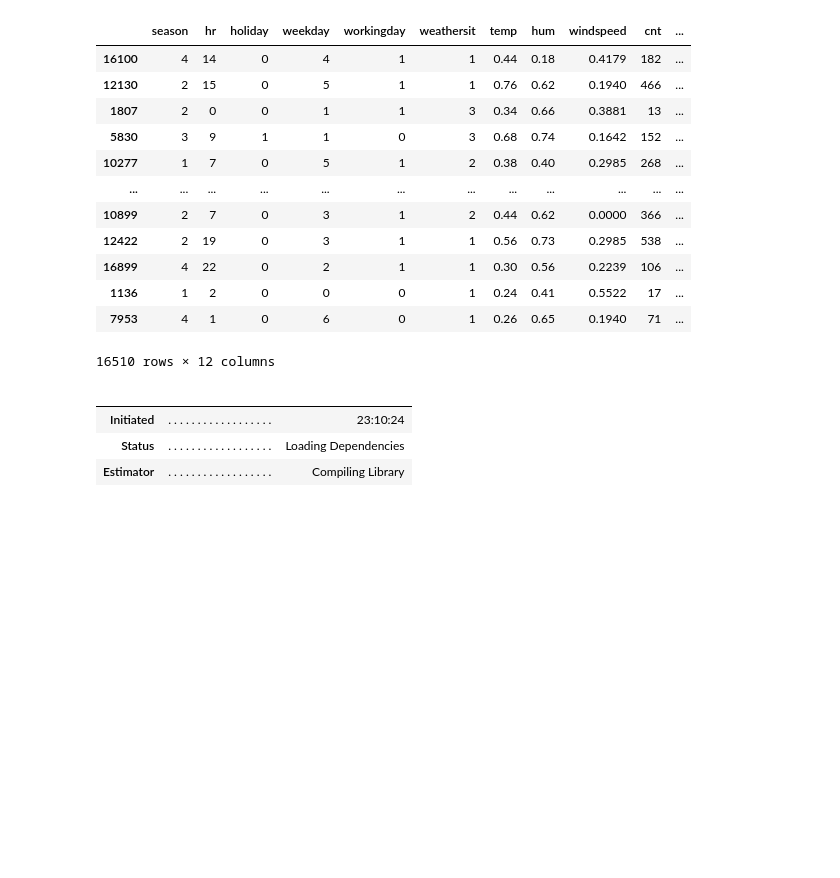
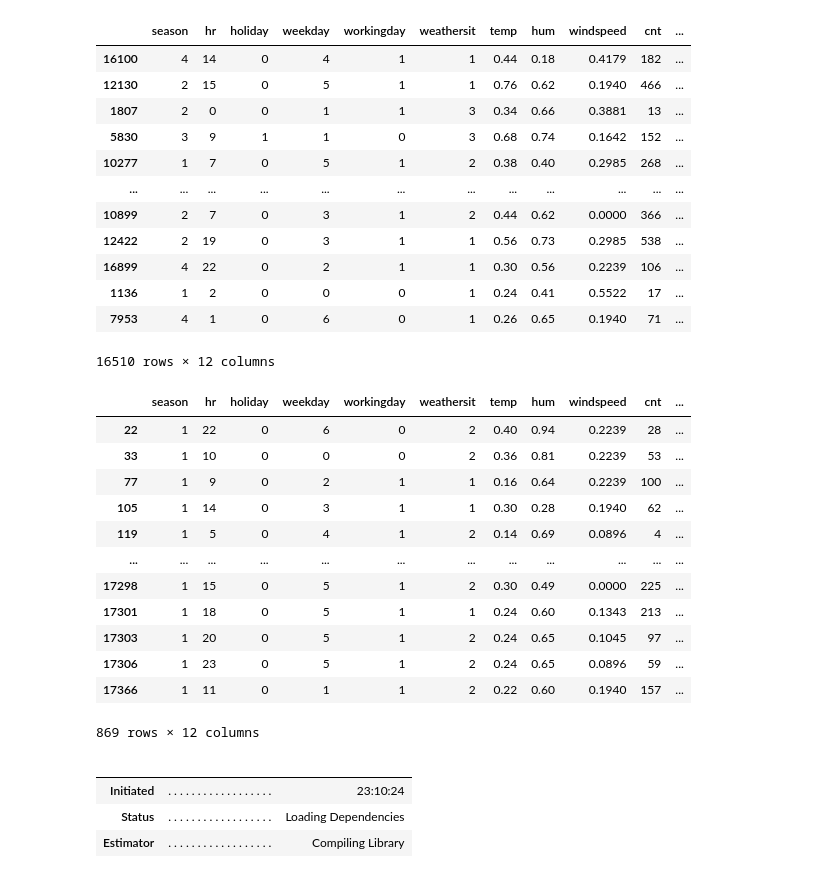
Before and after one commit to jcuenca972/mbd_python2, a Jupyter notebook: Group1_Notebook_Assignment2.ipynb, the cells around one changed output. Drawn from its saved outputs; the diff is of its cells as text; code cells hidden in the pictures; blank space fills up the shorter version.

```diff
--- a/Group1_Notebook_Assignment2.ipynb
+++ b/Group1_Notebook_Assignment2.ipynb
@@ -418,6 +418,22 @@ data_dev
 | 1136 | 1 | 2 | 0 | 0 | 0 | 1 | 0.24 | 0.41 | 0.5522 | 17 | ... |
 | 7953 | 4 | 1 | 0 | 6 | 0 | 1 | 0.26 | 0.65 | 0.1940 | 71 | ... |
 16510 rows × 12 columns
+# %%
+data_prod
+# %% [output]
+|  | season | hr | holiday | weekday | workingday | weathersit | temp | hum | windspeed | cnt | ... |
+| 22 | 1 | 22 | 0 | 6 | 0 | 2 | 0.40 | 0.94 | 0.2239 | 28 | ... |
+| 33 | 1 | 10 | 0 | 0 | 0 | 2 | 0.36 | 0.81 | 0.2239 | 53 | ... |
+| 77 | 1 | 9 | 0 | 2 | 1 | 1 | 0.16 | 0.64 | 0.2239 | 100 | ... |
+| 105 | 1 | 14 | 0 | 3 | 1 | 1 | 0.30 | 0.28 | 0.1940 | 62 | ... |
+| 119 | 1 | 5 | 0 | 4 | 1 | 2 | 0.14 | 0.69 | 0.0896 | 4 | ... |
+| ... | ... | ... | ... | ... | ... | ... | ... | ... | ... | ... | ... |
+| 17298 | 1 | 15 | 0 | 5 | 1 | 2 | 0.30 | 0.49 | 0.0000 | 225 | ... |
+| 17301 | 1 | 18 | 0 | 5 | 1 | 1 | 0.24 | 0.60 | 0.1343 | 213 | ... |
+| 17303 | 1 | 20 | 0 | 5 | 1 | 2 | 0.24 | 0.65 | 0.1045 | 97 | ... |
+| 17306 | 1 | 23 | 0 | 5 | 1 | 2 | 0.24 | 0.65 | 0.0896 | 59 | ... |
+| 17366 | 1 | 11 | 0 | 1 | 1 | 2 | 0.22 | 0.60 | 0.1940 | 157 | ... |
+869 rows × 12 columns
 # %%
 bike_data.loc[data_prod.index].to_csv("prod.csv")
 # %%
```
Also changed, not shown: 5 other files.
